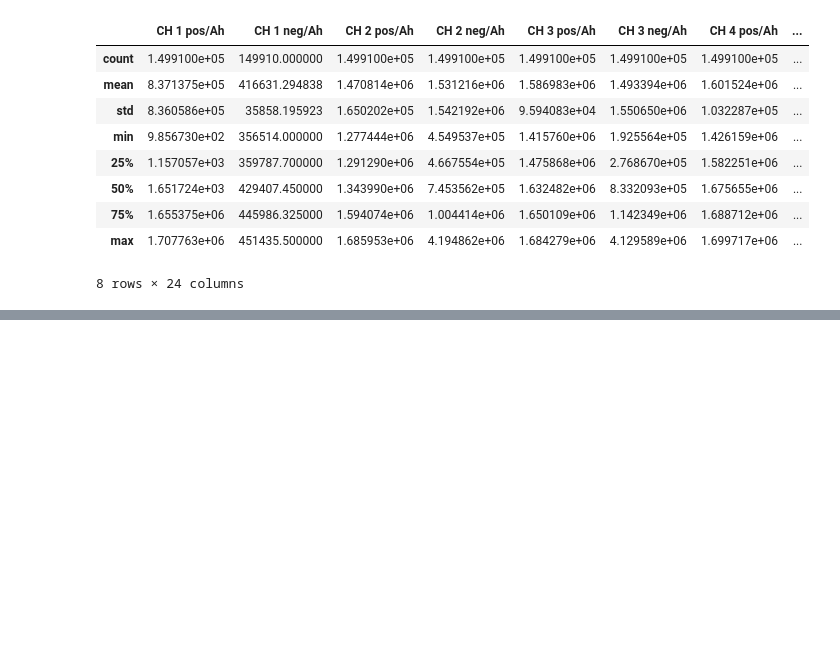
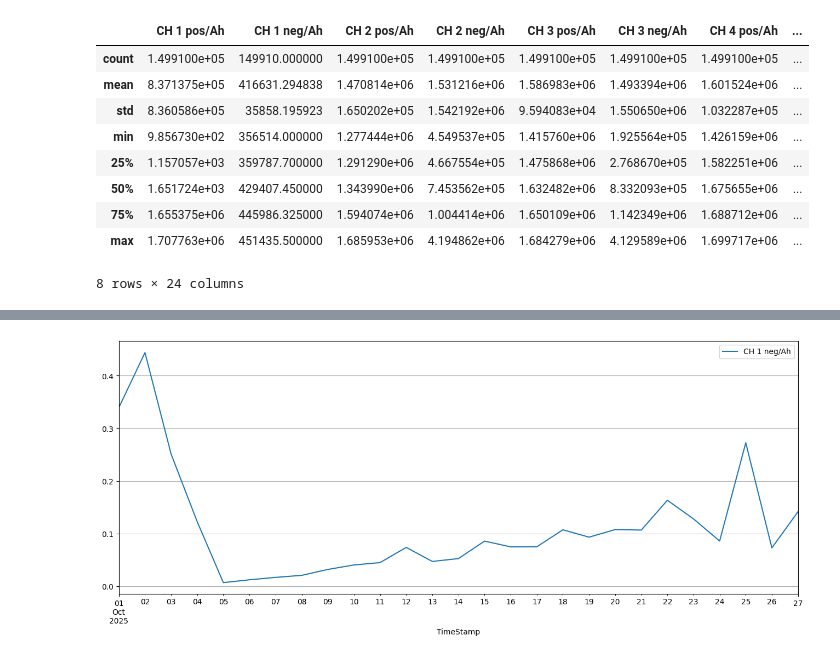
Before and after one commit to nguyenquynhanh10267-debug/PV, a Jupyter notebook: APU_Energy/apu1.ipynb, the cells around one changed output, grey strips where cells are left out. Drawn from its saved outputs; the diff is of its cells as text; code cells hidden in the pictures; blank space fills up the shorter version.

```diff
--- a/APU_Energy/apu1.ipynb
+++ b/APU_Energy/apu1.ipynb
@@ -78,0 +162,8 @@ plt.show()
+# %%
+# 2. Sau đó mới chạy lại lệnh vẽ biểu đồ
+cols_to_plot = ['CH 1 neg/Ah']
+apu1[cols_to_plot].resample('D').mean().plot(subplots=True, figsize=(16, 6), grid=True)
+#plt.ylim(350,400)
+plt.show()
+# %% [output]
+[figure, added]
```
Also changed, not shown: parts of 21 cells of this notebook, 4 other files.
